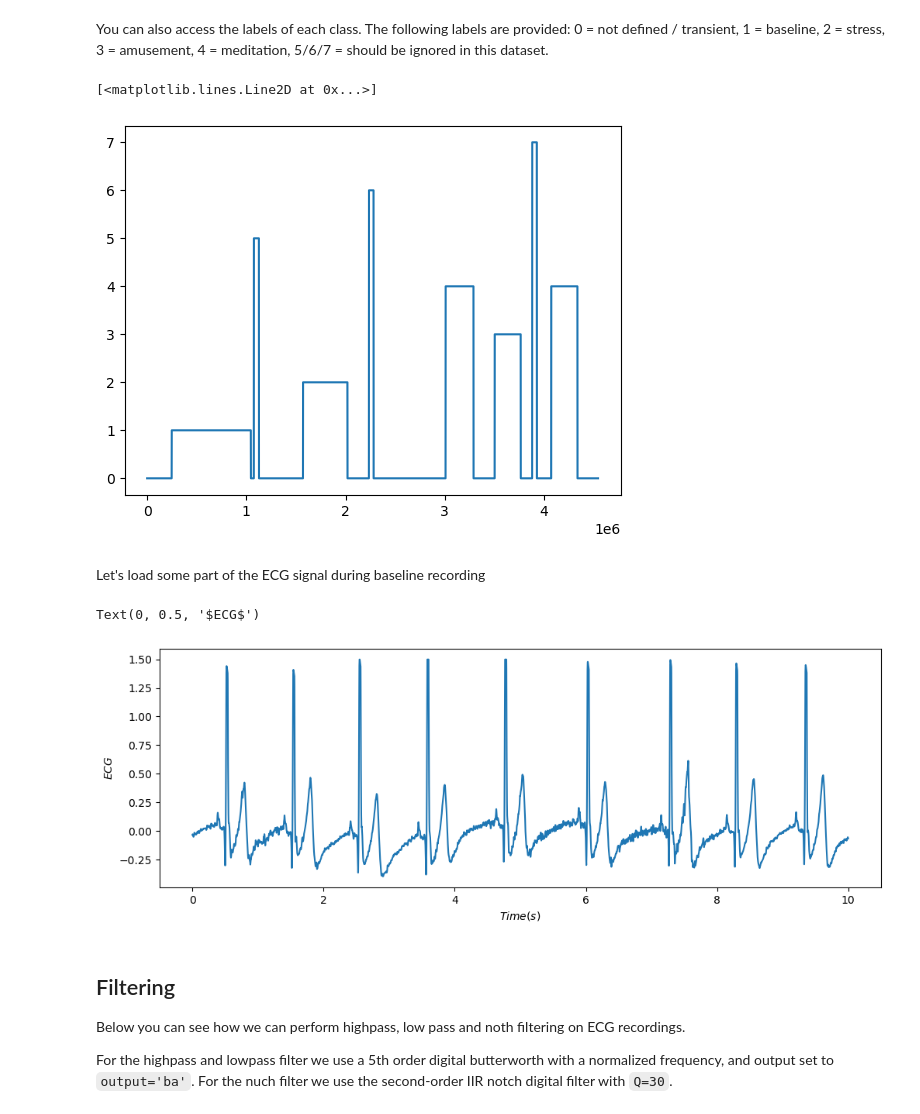
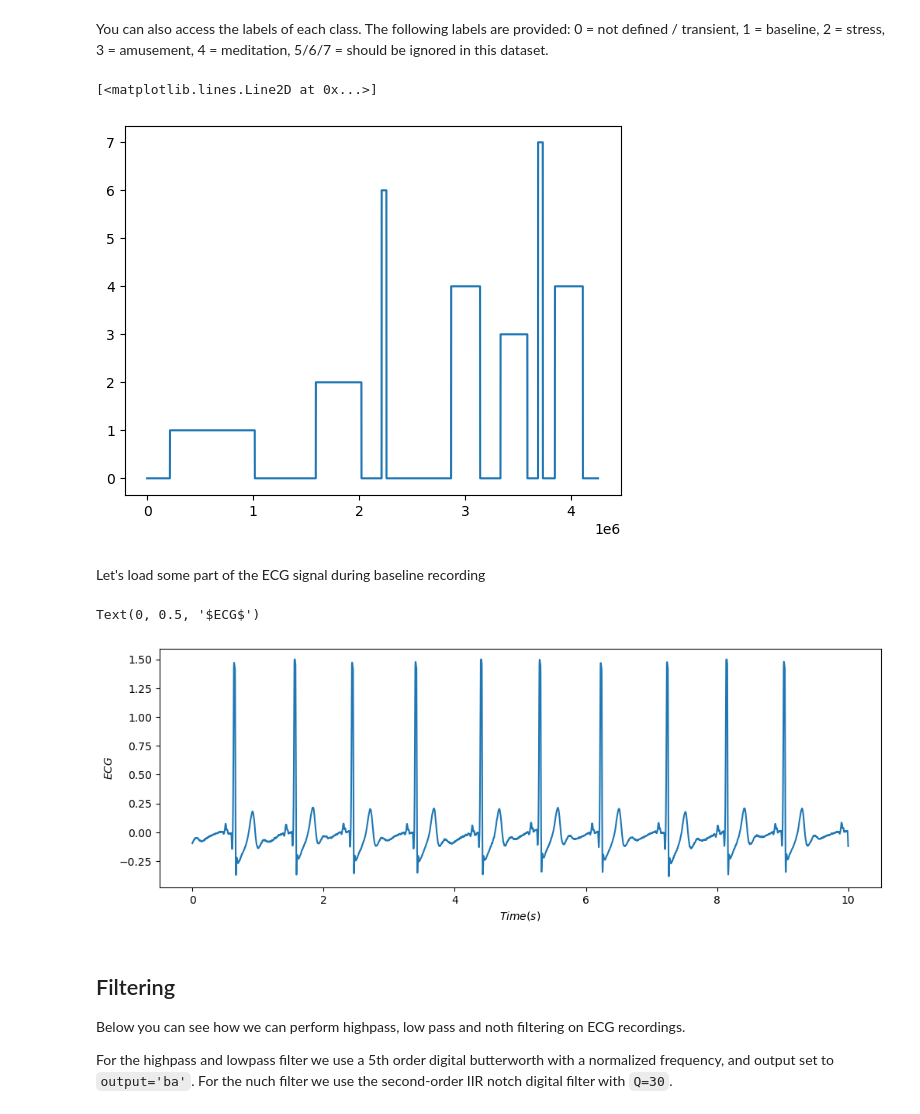
Before and after one commit to thomasritmeester/EPO-4_BioBombs, a Jupyter notebook: Machine learning/Assignment_2_EPO4_ECG_WESAD.ipynb, the cells around one changed output. Saved outputs shown, nothing was run; the diff lists cells and outputs as text; code cells hidden in the pictures.

Commit message:
WESAD met alle 17
Train en test

```diff
--- a/Machine learning/Assignment_2_EPO4_ECG_WESAD.ipynb
+++ b/Machine learning/Assignment_2_EPO4_ECG_WESAD.ipynb
@@ -63,13 +61,19 @@ class read_data_of_one_subject:
         return chest_data
 # %%
 # Object instantiation
-obj_data = {}
+obj_data_train = {}
+obj_data_test = {}
 
 # Accessing class attributes and method through objects
-for i in range(len(subject)):
+#Test set
+obj_data_test[subject[0]] = read_data_of_one_subject(data_set_path, subject[0])
+print(obj_data_test[subject[0]].data)
 
-    obj_data[subject[i]] = read_data_of_one_subject(data_set_path, subject[i])
-    print(obj_data[subject[i]].data)
+#Train set
+for i in range(1,len(subject)):
+
+    obj_data_train[subject[i]] = read_data_of_one_subject(data_set_path, subject[i])
+    print(obj_data_train[subject[i]].data)
 # %% [output]
 {'signal': {'chest': {'ACC': array([[ 0.95539999, -0.222     , -0.55799997],
        [ 0.92579997, -0.2216    , -0.55379999],
@@ -103,0 +108,9 @@ print(chest_dict_length)
+# %%
+#######################
+#Chest data set for TRAINING
+for i in range(1,len(subject)):
+    chest_data_dict_train = obj_data_train[subject[i]].get_chest_data()
+    print(type(chest_data_dict_train))
+
+    chest_dict_length_train = {key: len(value) for key, value in chest_data_dict_train.items()}
+    print(chest_dict_length_train)
@@ -105,30 +136,30 @@ print(chest_dict_length)
 You can also access the labels of each class. The following labels are provided: 0 = not defined / transient, 1 = baseline, 2 = stress, 3 = amusement, 4 = meditation, 5/6/7 = should be ignored in this dataset.
 # %%
 # Get labels
-labels = obj_data[subject].get_labels()
+labels = obj_data_test[subject[0]].get_labels()
 baseline = np.asarray([idx for idx,val in enumerate(labels) if val == 1])
 plt.plot(labels)
 # %% [output]
 [<matplotlib.lines.Line2D at 0x...>]
-[figure, old version]
+[figure, new version]
 # %% [markdown]
 Let's load some part of the ECG signal during baseline recording
 # %%
-ecg_base=chest_data_dict['ECG'][baseline,0]
+ecg_base=chest_data_dict_train['ECG'][baseline,0]
 fs=700
 # cut a smaller window
 ecg=ecg_base[10000:10000+ 10*fs]
 
 t=np.arange(0,ecg.size*(1/fs),(1/fs))
 t=t[:ecg.size]
 
 plt.figure(figsize=(12,4))
 plt.plot(t,ecg)
 plt.xlabel('$Time (s)$')
 plt.ylabel('$ECG$')
 # %% [output]
 Text(0, 0.5, '$ECG$')
-[figure, old version]
+[figure, new version]
 # %% [markdown]
 ## Filtering
 Below you can see how we can perform highpass, low pass and noth filtering on ECG recordings.
```
Also changed, not shown: parts of 7 cells of this notebook.
